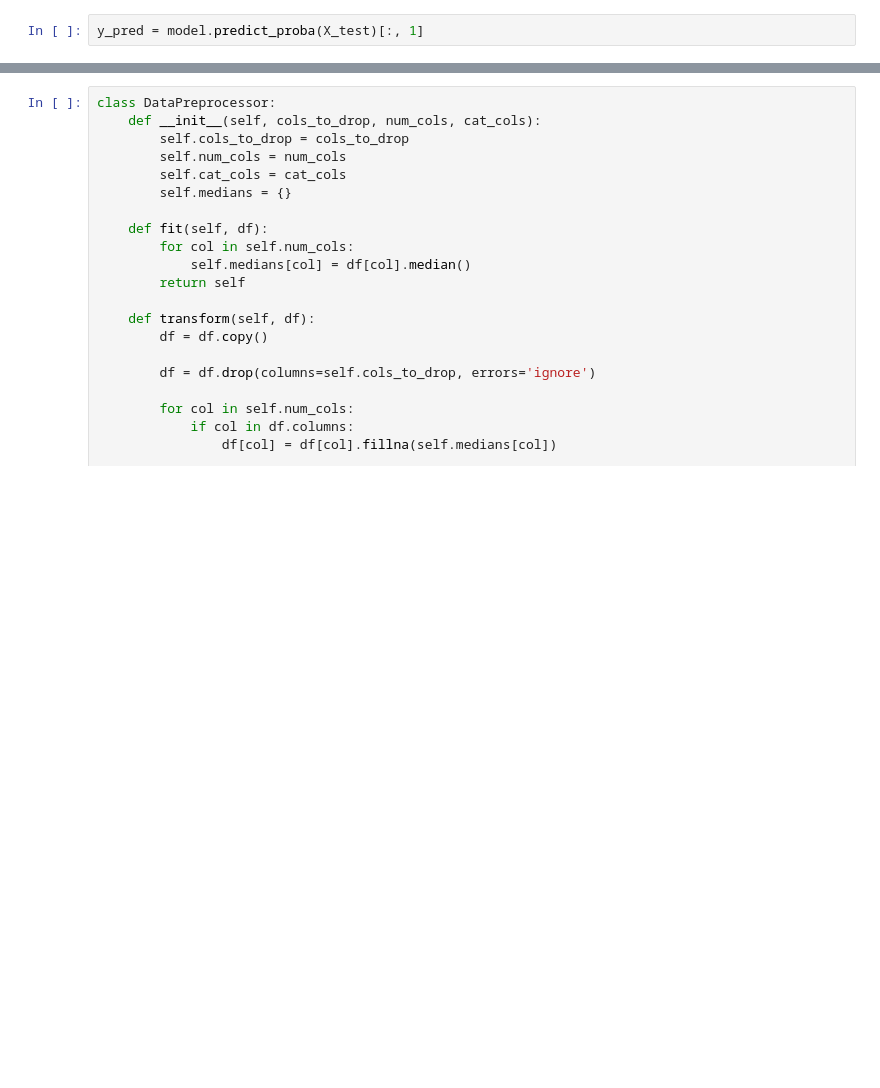
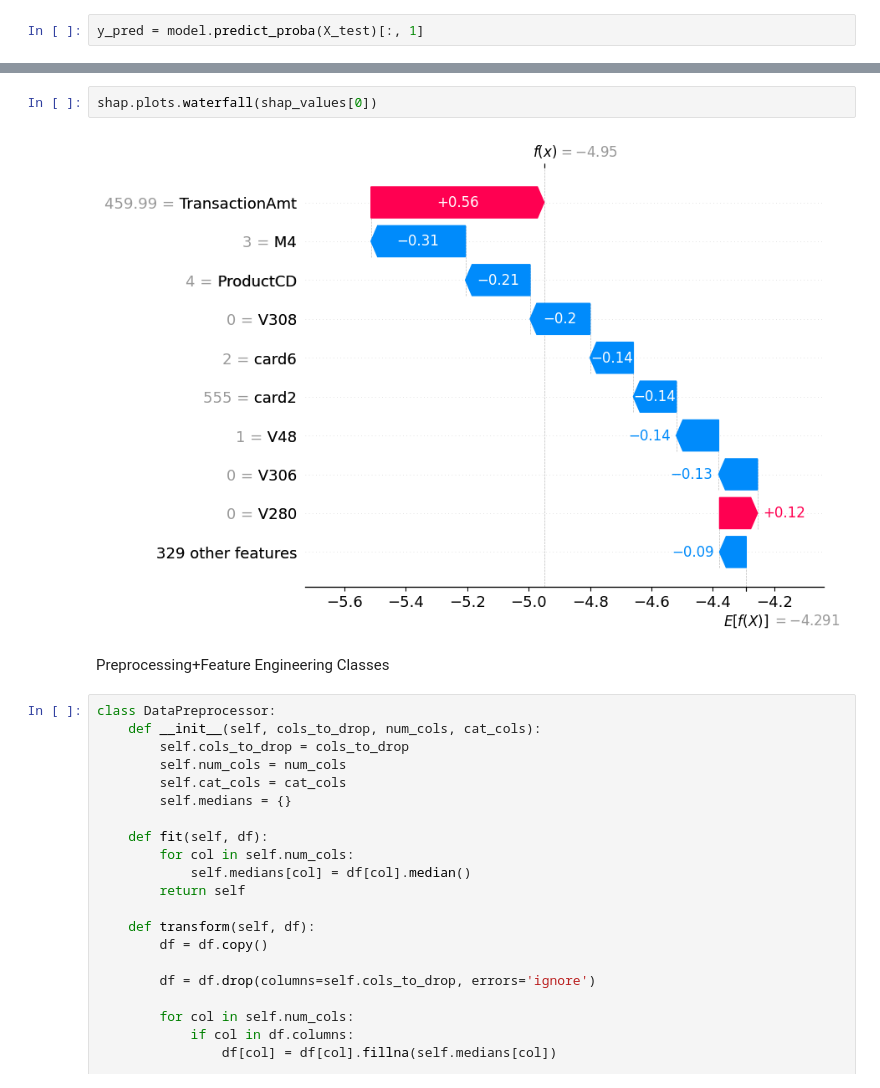
Before and after one commit to hr-k001/Fraud-Detection-System, a Jupyter notebook: notebooks/training.ipynb, the cells around one changed output, grey strips where cells are left out. Saved outputs shown, nothing was run; the diff lists cells and outputs as text; blank space fills up the shorter version.

```diff
--- a/notebooks/training.ipynb
+++ b/notebooks/training.ipynb
@@ -251,3 +395,9 @@ np.float64(0.9230984229300098)
+# %%
+shap.plots.waterfall(shap_values[0])
+# %% [output]
+[figure, added]
+# %% [markdown]
+Preprocessing+Feature Engineering Classes
 # %%
 class DataPreprocessor:
     def __init__(self, cols_to_drop, num_cols, cat_cols):
```
Also changed, not shown: parts of 32 cells of this notebook, 3 other files.
